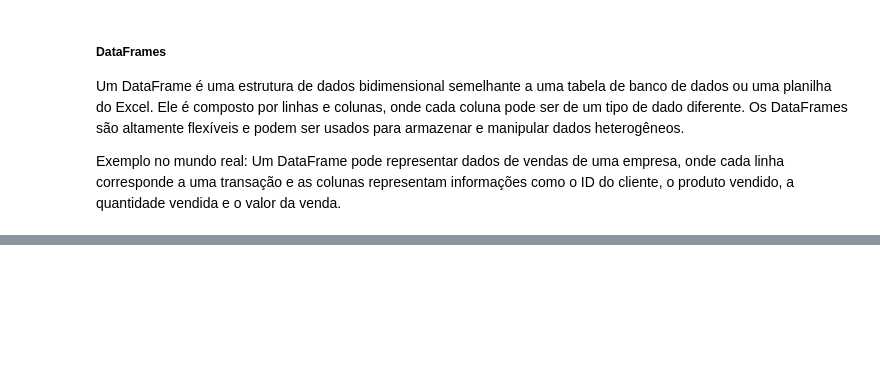
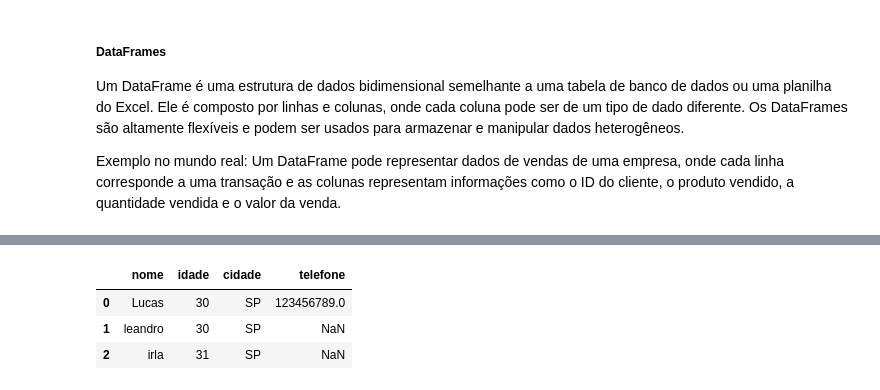
Before and after one commit to VitorFRodrigues/PUCMinas_DataScience, a Jupyter notebook: 01-Python_para_ciencia_de_dados/Material - Alunos/Scripts/Fundamentos/Estruturas de Dados.ipynb, the cells around one changed output, grey strips where cells are left out. Drawn from its saved outputs; the diff is of its cells as text; code cells hidden in the pictures; blank space fills up the shorter version.

```diff
--- a/01-Python_para_ciencia_de_dados/Material - Alunos/Scripts/Fundamentos/Estruturas de Dados.ipynb
+++ b/01-Python_para_ciencia_de_dados/Material - Alunos/Scripts/Fundamentos/Estruturas de Dados.ipynb
@@ -176,0 +475,7 @@ Exemplo no mundo real: Um DataFrame pode representar dados de vendas de uma empr
+# %%
+df.head()
+# %% [output]
+|  | nome | idade | cidade | telefone |
+| 0 | Lucas | 30 | SP | 123456789.0 |
+| 1 | leandro | 30 | SP | NaN |
+| 2 | irla | 31 | SP | NaN |
```
Also changed, not shown: parts of 63 cells of this notebook, 12 other files.
